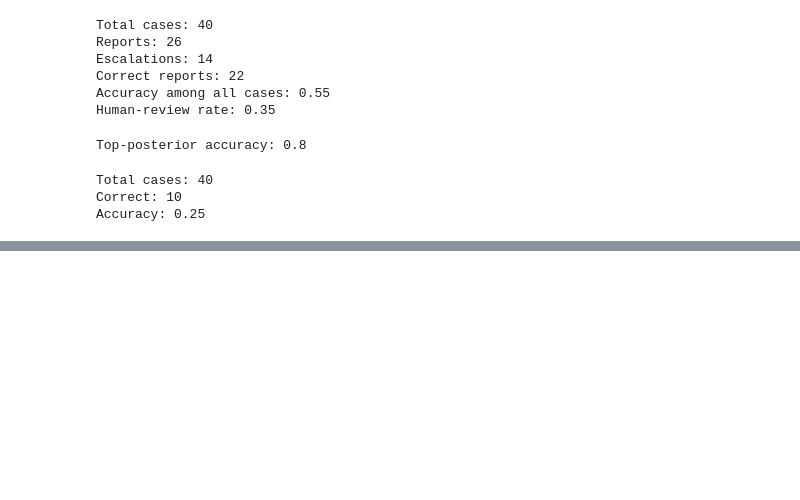
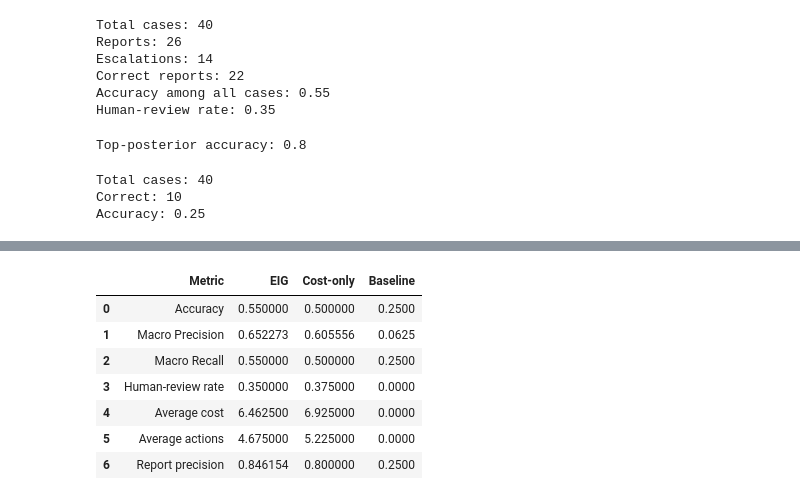
Before and after one commit to Proudprogamer/CI-Agent, a Jupyter notebook: experiments/agent_simulation.ipynb, the cells around one changed output, grey strips where cells are left out. Cells and saved outputs as stored; diff of their text form; code cells hidden in the pictures; blank space fills up the shorter version.

Commit message:
used metrics such as - confusion matrix, precision, recall, average cost, etc

```diff
--- a/experiments/agent_simulation.ipynb
+++ b/experiments/agent_simulation.ipynb
@@ -1303,0 +1418,23 @@ Accuracy: 0.25
+# %%
+root_causes = [
+    "Code",
+    "Test",
+    "Dependency",
+    "CI/Config"
+]
+
+
+eig_metrics = calculate_metrics(
+    results,
+    root_causes
+)
+
+cost_metrics = calculate_metrics(
+    cost_only_results,
+    root_causes
+)
+
+baseline_metrics = calculate_metrics(
+    baseline_results,
+    root_causes
+)
@@ -1303,0 +1507,13 @@ Accuracy: 0.25
+# %%
+comparison_df = pd.DataFrame(comparison)
+
+comparison_df
+# %% [output]
+|  | Metric | EIG | Cost-only | Baseline |
+| 0 | Accuracy | 0.550000 | 0.500000 | 0.2500 |
+| 1 | Macro Precision | 0.652273 | 0.605556 | 0.0625 |
+| 2 | Macro Recall | 0.550000 | 0.500000 | 0.2500 |
+| 3 | Human-review rate | 0.350000 | 0.375000 | 0.0000 |
+| 4 | Average cost | 6.462500 | 6.925000 | 0.0000 |
+| 5 | Average actions | 4.675000 | 5.225000 | 0.0000 |
+| 6 | Report precision | 0.846154 | 0.800000 | 0.2500 |
```
Also changed, not shown: parts of 3 cells of this notebook.
